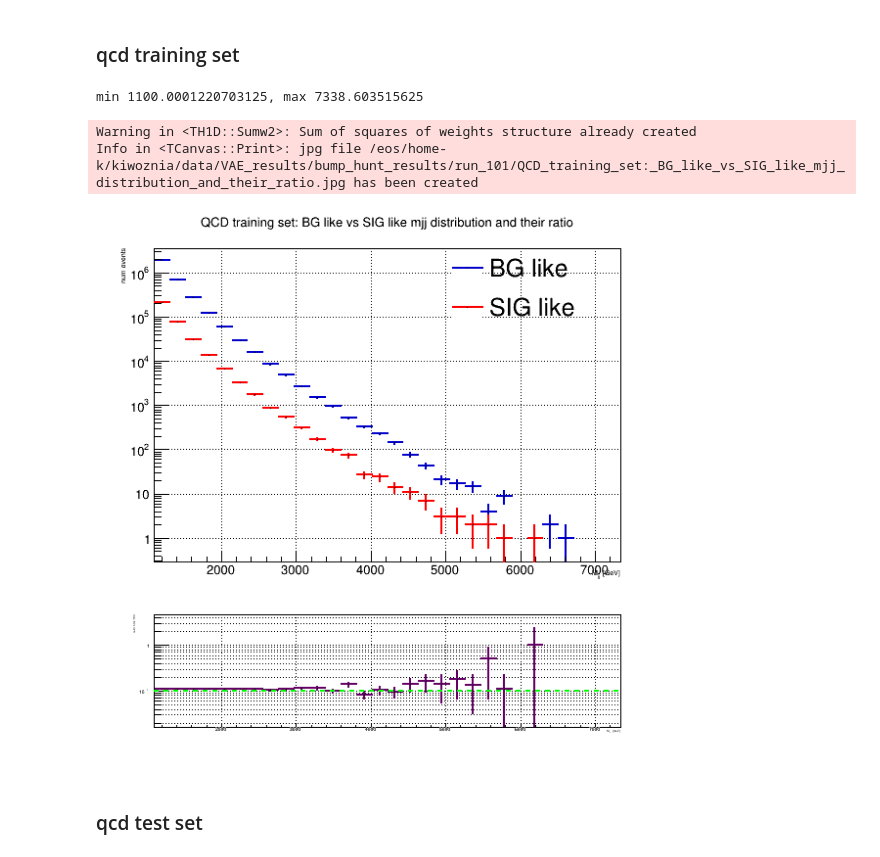
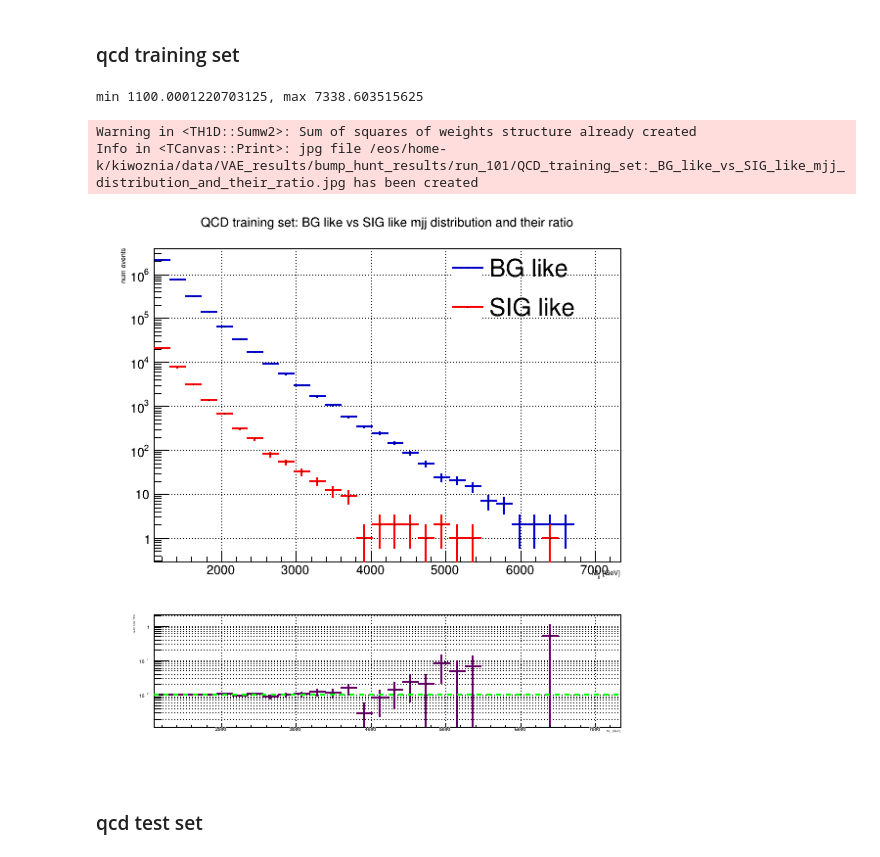
Before and after one commit to kingusiu/dadrah, a Jupyter notebook: main.ipynb, the cells around one changed output. Drawn from its saved outputs; the diff is of its cells as text; code cells hidden in the pictures.

```diff
--- a/main.ipynb
+++ b/main.ipynb
@@ -48,7 +48,7 @@ num events read in dir  205020
 split into discriminator train and test-set
 # %%
 # define quantile and loss-strategy for discimination
-quantile = 0.1 # 10%
+quantile = 0.01 # 1%
 strategy = ls.combine_loss_min
 qcd_sig_sample = data[SM_sample]
 #split qcd sample into training and testing
@@ -109,14 +112,14 @@ print(model_str)
 # %%
 reload(rpu)
 selection = discriminator.select(qcd_train)
 qcd_train.add_feature('sel', selection)
 title = "QCD training set: BG like vs SIG like mjj distribution and their ratio"
-h_bg_like_qcd_train, h_sig_like_qcd_train = rpu.make_bg_vs_sig_ratio_plot(qcd_train.rejected(mjj_key), qcd_train.accepted(mjj_key), target_value=quantile, n_bins=30, title=title, fig_dir=experiment.analysis_dir)
+h_bg_like_qcd_train, h_sig_like_qcd_train = rpu.make_bg_vs_sig_ratio_plot(qcd_train.rejected(mjj_key), qcd_train.accepted(mjj_key), target_value=quantile, n_bins=30, title=title, fig_dir=experiment.analysis_dir_fig)
 # %% [output]
 min 1100.0001220703125, max 7338.603515625
 Warning in <TH1D::Sumw2>: Sum of squares of weights structure already created
 Info in <TCanvas::Print>: jpg file /eos/home-k/kiwoznia/data/VAE_results/bump_hunt_results/run_101/QCD_training_set:_BG_like_vs_SIG_like_mjj_distribution_and_their_ratio.jpg has been created
-[figure, old version]
+[figure, new version]
 # %% [markdown]
 ### qcd test set
 # %%
```
Also changed, not shown: parts of 12 cells of this notebook, 4 other files.
